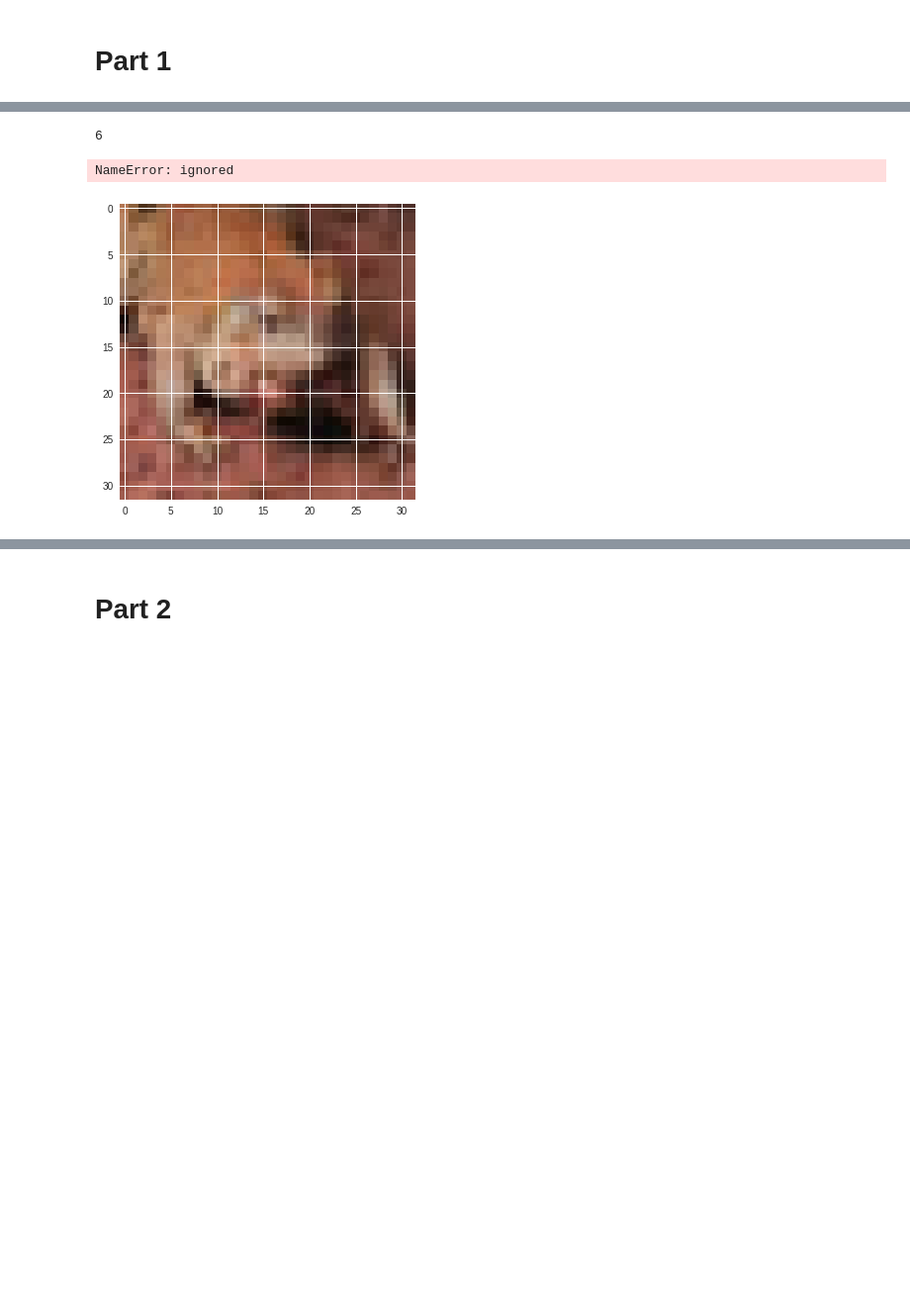
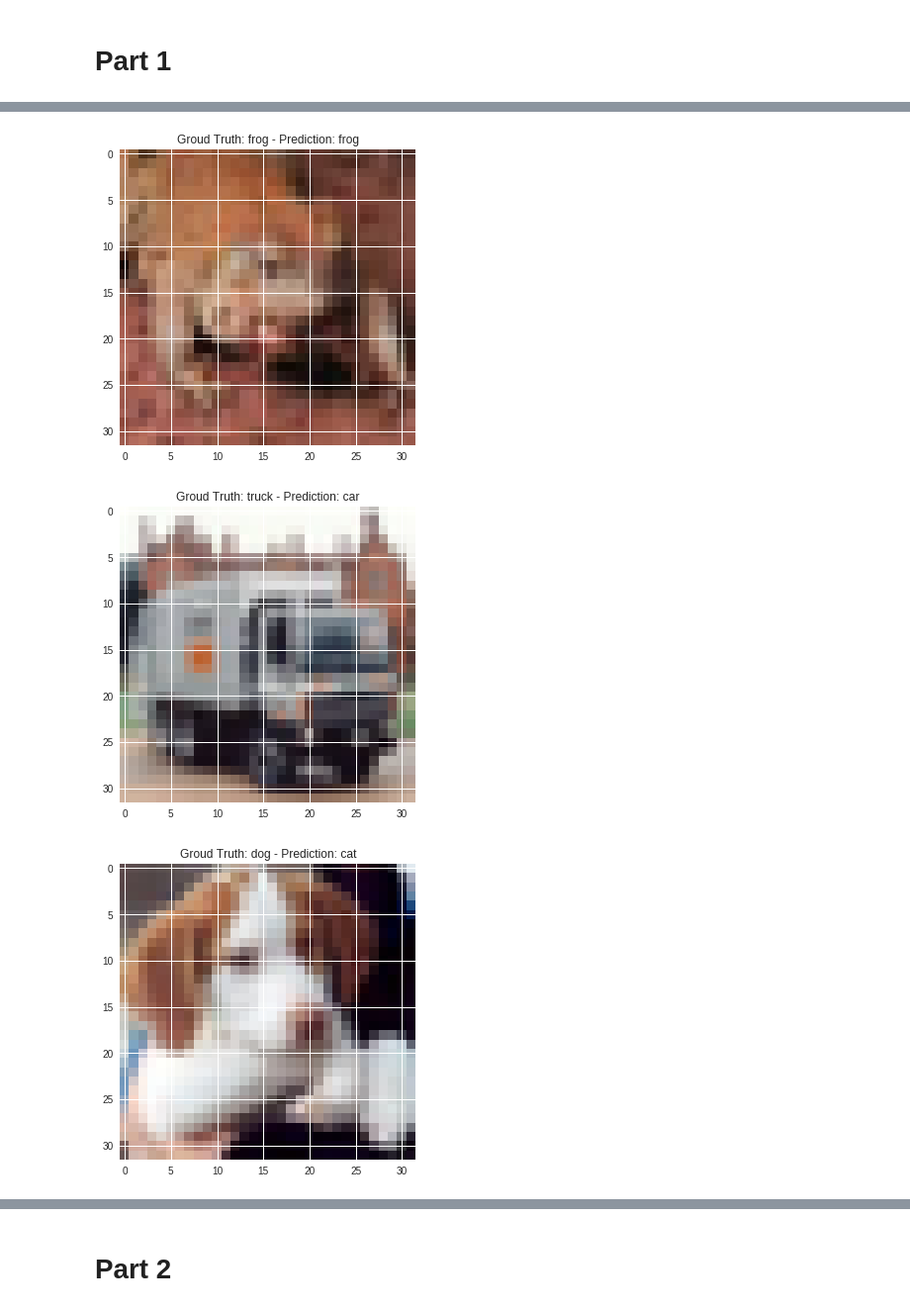
Before and after one commit to zhichengMLE/deep_learning, a Jupyter notebook: COMS4995_HW1.ipynb, the cells around one changed output, grey strips where cells are left out. Shown at 99% size. Drawn from its saved outputs; the diff is of its cells as text; code cells hidden in the pictures; blank space fills up the shorter version.

```diff
--- a/COMS4995_HW1.ipynb
+++ b/COMS4995_HW1.ipynb
@@ -223,4 +67,0 @@ class NeuralNetwork:
-# %%
-layer_dimensions = [train_matrix.shape[1], 5, 10]
-dnn = NeuralNetwork(layer_dimensions)
-dnn.train(train_matrix, valid_matrix, train_label, valid_label, iters=10, alpha=0.01, batch_size=1000)
@@ -241,0 +212,4 @@ Dataset CIFAR10
+# %%
+layer_dimensions = [X_train.shape[0], 512, 256, 128, 64, 32, 10]
+NN = NeuralNetwork(layer_dimensions)
+NN.train(X_train, X_val, y_train, y_val, iters=10000, alpha=0.05, batch_size=250)
@@ -242,13 +234,16 @@ Dataset CIFAR10
 # %%
-def imshow(img):
+def imshow(img, title_info):
     img = img / 2 + 0.5 # unnormalize
     npimg = img.numpy()
+    plt.figure()
     plt.imshow(np.transpose(npimg, (1, 2, 0)))
+    plt.title(title_info)
 
-imshow(testset[5][0]) # displays test image number 5
-print(testset[5][1]) # displays test image number 5
-print(dnn.predict(testset[5][0]))
+result = (NN.predict(X_test))
+test_list = [5, 11, 16, 21]
+for i in test_list:
+    imshow(testset[i][0], 'Groud Truth: %s - Prediction: %s' %(classes[testset[i][1]], classes[result[i]]))
 # %% [output]
-6
-NameError: ignored
-[figure, old version]
+[figure, new version]
+[figure, added]
+[figure, added]
```
Also changed, not shown: parts of 17 cells of this notebook.
